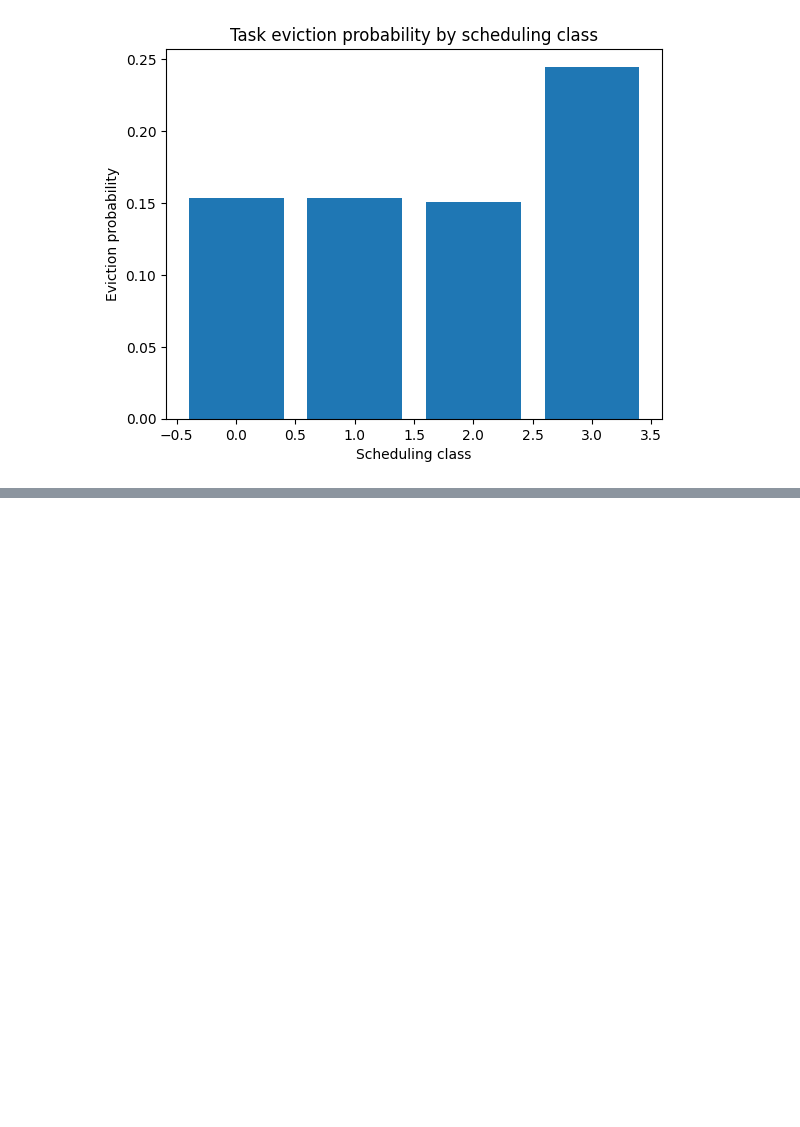
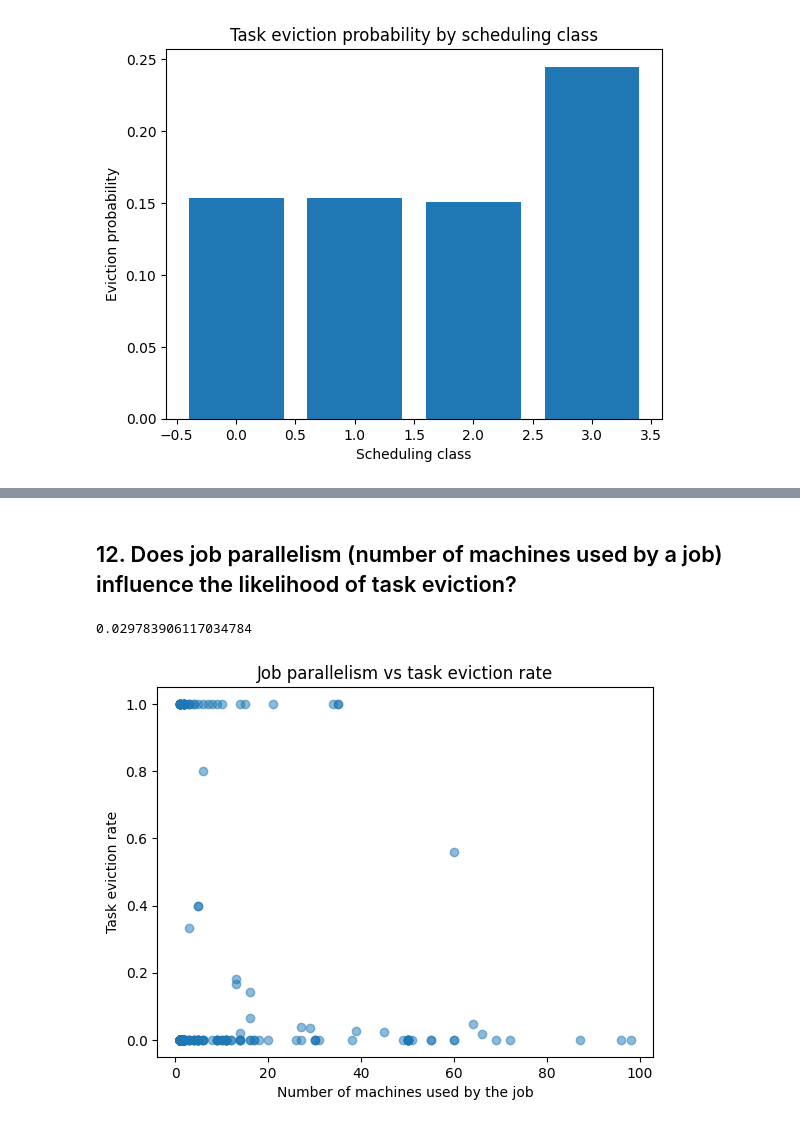
Before and after one commit to dongt1211/spark-graded-TRAN-VU, a Jupyter notebook: spark-analysis-dongtp.ipynb, the cells around one changed output, grey strips where cells are left out. Cells and saved outputs as stored; diff of their text form; code cells hidden in the pictures; blank space fills up the shorter version.

```diff
--- a/spark-analysis-dongtp.ipynb
+++ b/spark-analysis-dongtp.ipynb
@@ -443,0 +796,2 @@ exploiting parallelism for large workloads, balancing efficiency and scalability
+# %% [markdown]
+## 12. Does job parallelism (number of machines used by a job) influence the likelihood of task eviction?
@@ -443,0 +810,8 @@ exploiting parallelism for large workloads, balancing efficiency and scalability
+# %%
+# Total tasks per job
+total_tasks_per_job = task_events.select(
+    "job_id", "task_index"
+).distinct().groupBy("job_id") \
+ .agg(
+     countDistinct("task_index").alias("total_tasks")
+ )
@@ -443,0 +828,50 @@ exploiting parallelism for large workloads, balancing efficiency and scalability
+# %%
+# Combine total and evicted tasks per job
+job_eviction_stats = total_tasks_per_job.join(
+    evicted_tasks_per_job,
+    on="job_id",
+    how="left"
+).fillna(0, subset=["evicted_tasks"])
+
+
+# Calculate eviction rate per job
+job_eviction_stats = job_eviction_stats.withColumn(
+    "eviction_rate",
+    col("evicted_tasks") / col("total_tasks")
+)
+# %%
+# Combine parallelism and eviction stats per job
+job_analysis = job_parallelism.join(
+    job_eviction_stats,
+    on="job_id",
+    how="inner"
+)
+# %%
+# Correlation between number of machines and eviction rate
+job_analysis.select(
+    "num_machines",
+    "eviction_rate"
+).stat.corr(
+    "num_machines",
+    "eviction_rate"
+)
+# %% [output]
+0.029783906117034784
+# %%
+# Visualize correlation
+pdf = job_analysis.sample(fraction=0.1).toPandas()
+
+import matplotlib.pyplot as plt
+
+plt.scatter(
+    pdf["num_machines"],
+    pdf["eviction_rate"],
+    alpha=0.5
+)
+
+plt.xlabel("Number of machines used by the job")
+plt.ylabel("Task eviction rate")
+plt.title("Job parallelism vs task eviction rate")
+plt.show()
+# %% [output]
+[figure, added]
```
Also changed, not shown: parts of 70 cells of this notebook, 16 other files.
